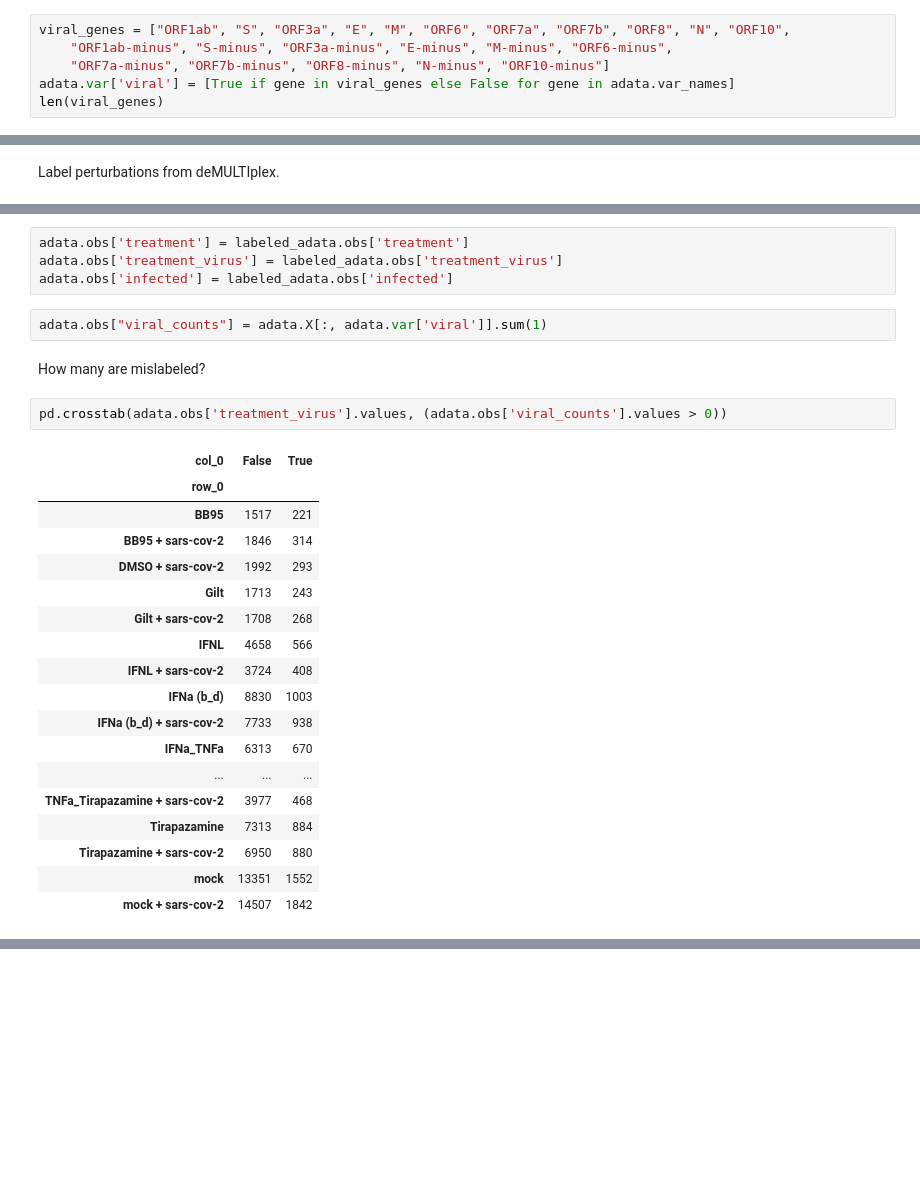
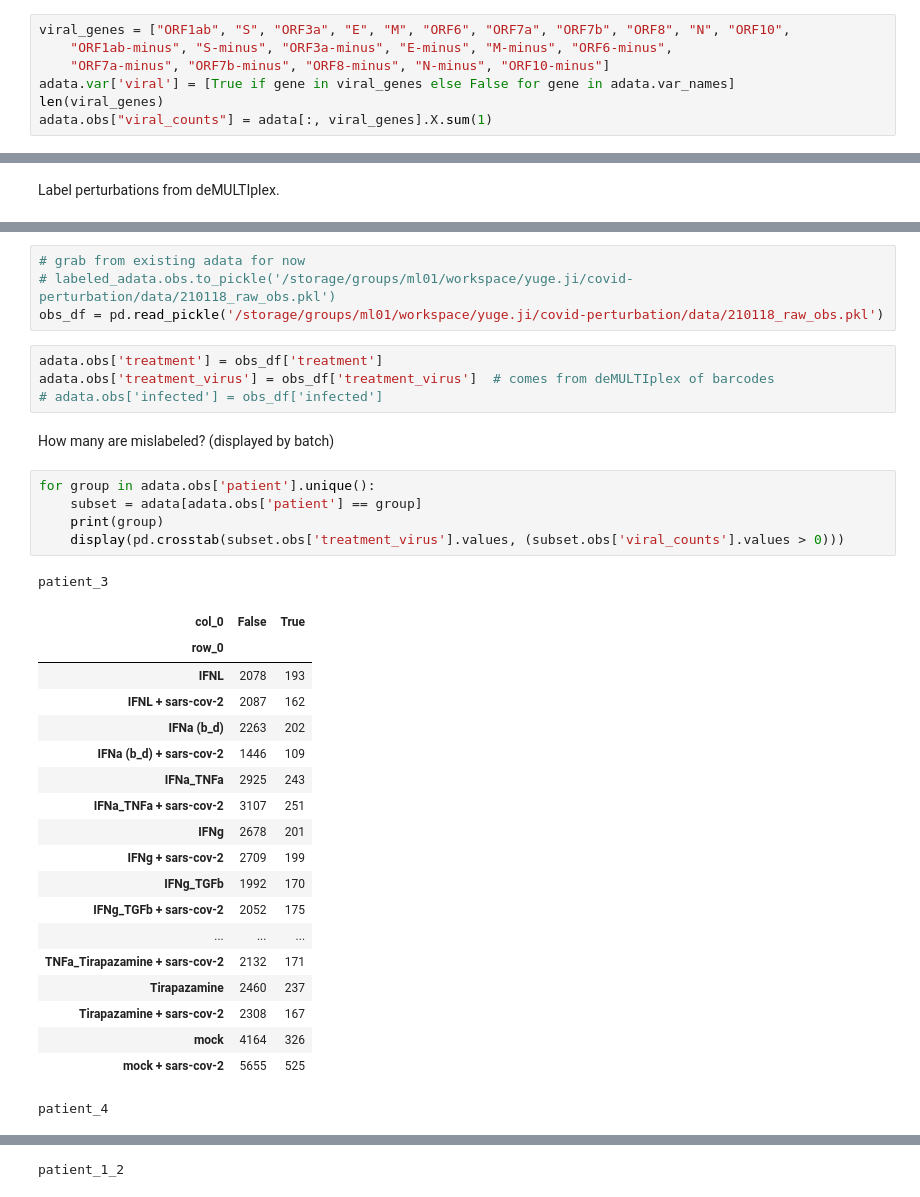
Before and after one commit to theislab/covid-perturbation, a Jupyter notebook: 2021-01-18_curation_ansari.ipynb, the cells around one changed output, grey strips where cells are left out. Drawn from its saved outputs; the diff is of its cells as text; blank space fills up the shorter version.

```diff
--- a/2021-01-18_curation_ansari.ipynb
+++ b/2021-01-18_curation_ansari.ipynb
@@ -124,3 +124,4 @@ viral_genes = ["ORF1ab", "S", "ORF3a", "E", "M", "ORF6", "ORF7a", "ORF7b", "ORF8
     "ORF7a-minus", "ORF7b-minus", "ORF8-minus", "N-minus", "ORF10-minus"]
 adata.var['viral'] = [True if gene in viral_genes else False for gene in adata.var_names]
 len(viral_genes)
+adata.obs["viral_counts"] = adata[:, viral_genes].X.sum(1)
@@ -134,29 +130,36 @@ labeled_adata = sc.read_h5ad('/storage/groups/ml01/workspace/meshal.ansari/Covid
+# %%
+# grab from existing adata for now
+# labeled_adata.obs.to_pickle('/storage/groups/ml01/workspace/yuge.ji/covid-perturbation/data/210118_raw_obs.pkl')
+obs_df = pd.read_pickle('/storage/groups/ml01/workspace/yuge.ji/covid-perturbation/data/210118_raw_obs.pkl')
 # %%
-adata.obs['treatment'] = labeled_adata.obs['treatment']
-adata.obs['treatment_virus'] = labeled_adata.obs['treatment_virus']
-adata.obs['infected'] = labeled_adata.obs['infected']
+adata.obs['treatment'] = obs_df['treatment']
+adata.obs['treatment_virus'] = obs_df['treatment_virus']  # comes from deMULTIplex of barcodes
+# adata.obs['infected'] = obs_df['infected']
-# %%
-adata.obs["viral_counts"] = adata.X[:, adata.var['viral']].sum(1)
 # %% [markdown]
-How many are mislabeled?
+How many are mislabeled? (displayed by batch)
-# %%
-pd.crosstab(adata.obs['treatment_virus'].values, (adata.obs['viral_counts'].values > 0))
-# %% [output]
-| col_0 | False | True |
-| row_0 |  |  |
-| BB95 | 1517 | 221 |
-| BB95 + sars-cov-2 | 1846 | 314 |
-| DMSO + sars-cov-2 | 1992 | 293 |
-| Gilt | 1713 | 243 |
-| Gilt + sars-cov-2 | 1708 | 268 |
-| IFNL | 4658 | 566 |
-| IFNL + sars-cov-2 | 3724 | 408 |
-| IFNa (b_d) | 8830 | 1003 |
-| IFNa (b_d) + sars-cov-2 | 7733 | 938 |
-| IFNa_TNFa | 6313 | 670 |
-| ... | ... | ... |
-| TNFa_Tirapazamine + sars-cov-2 | 3977 | 468 |
-| Tirapazamine | 7313 | 884 |
-| Tirapazamine + sars-cov-2 | 6950 | 880 |
-| mock | 13351 | 1552 |
-| mock + sars-cov-2 | 14507 | 1842 |
+# %%
+for group in adata.obs['patient'].unique():
+    subset = adata[adata.obs['patient'] == group]
+    print(group)
+    display(pd.crosstab(subset.obs['treatment_virus'].values, (subset.obs['viral_counts'].values > 0)))
+# %% [output]
+patient_3
+| col_0 | False | True |
+| row_0 |  |  |
+| IFNL | 2078 | 193 |
+| IFNL + sars-cov-2 | 2087 | 162 |
+| IFNa (b_d) | 2263 | 202 |
+| IFNa (b_d) + sars-cov-2 | 1446 | 109 |
+| IFNa_TNFa | 2925 | 243 |
+| IFNa_TNFa + sars-cov-2 | 3107 | 251 |
+| IFNg | 2678 | 201 |
+| IFNg + sars-cov-2 | 2709 | 199 |
+| IFNg_TGFb | 1992 | 170 |
+| IFNg_TGFb + sars-cov-2 | 2052 | 175 |
+| ... | ... | ... |
+| TNFa_Tirapazamine + sars-cov-2 | 2132 | 171 |
+| Tirapazamine | 2460 | 237 |
+| Tirapazamine + sars-cov-2 | 2308 | 167 |
+| mock | 4164 | 326 |
+| mock + sars-cov-2 | 5655 | 525 |
+patient_4
@@ -162,0 +184 @@ pd.crosstab(adata.obs['treatment_virus'].values, (adata.obs['viral_counts'].valu
+patient_1_2
```
Also changed, not shown: parts of 8 cells of this notebook.
